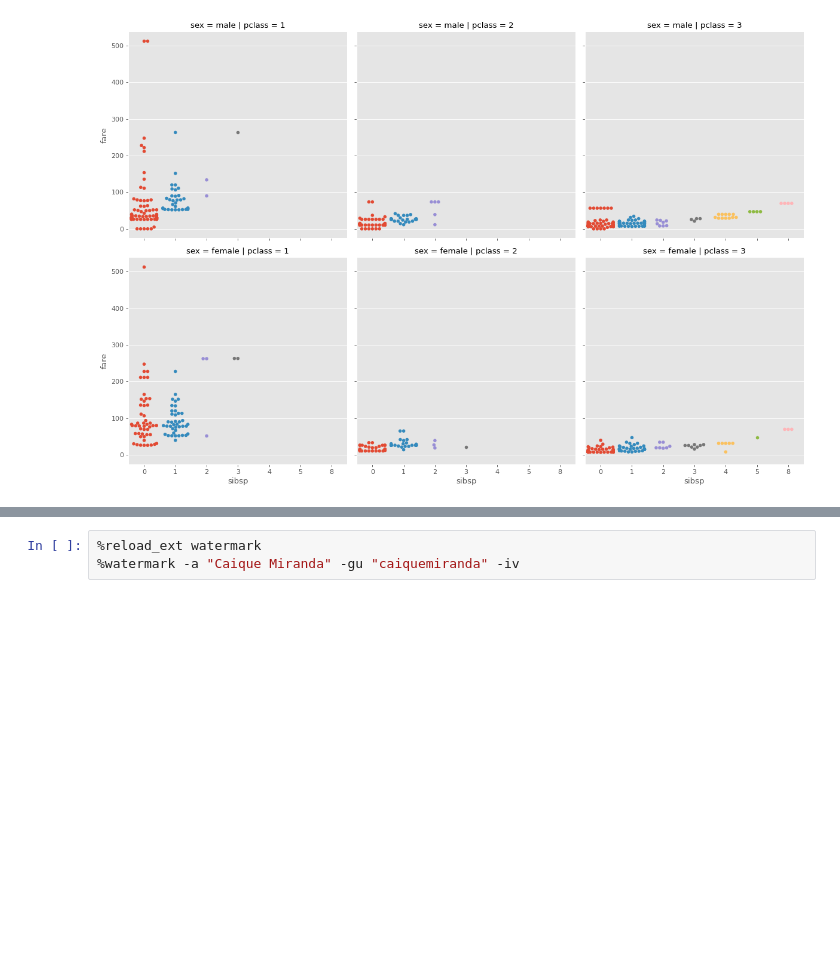
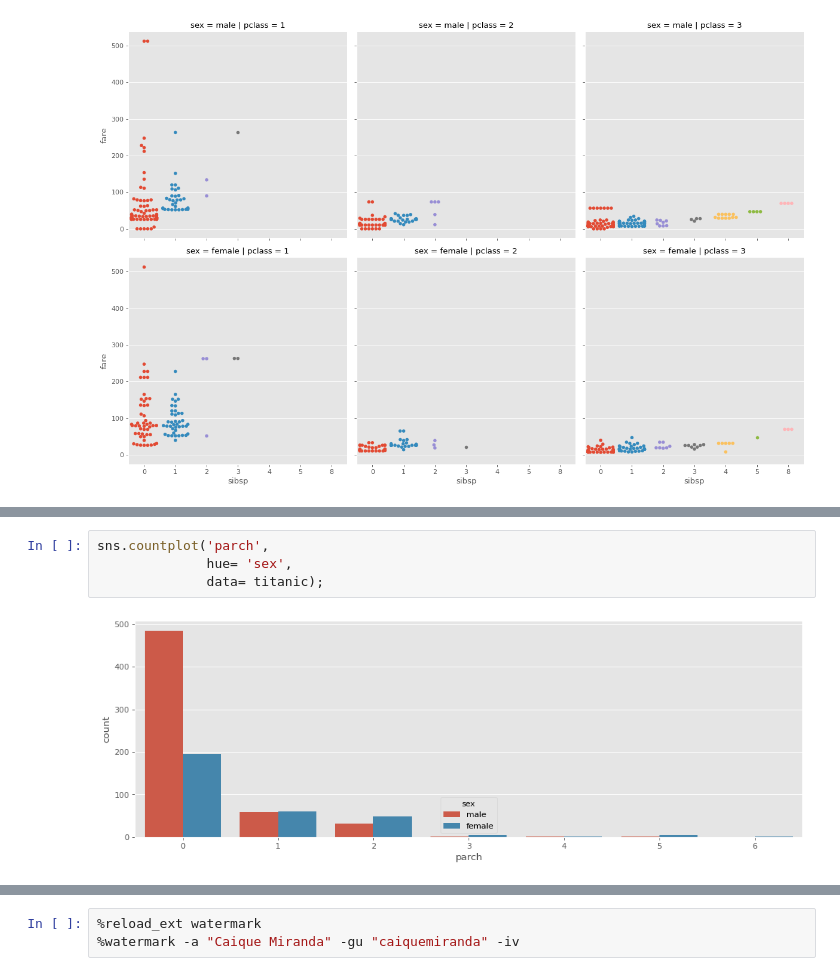
Before and after one commit to caiquemiranda/data-visualization-python, a Jupyter notebook: 10-analysis-visualization-titanic-dataset.ipynb, the cells around one changed output, grey strips where cells are left out. Saved outputs shown, nothing was run; the diff lists cells and outputs as text; blank space fills up the shorter version.

```diff
--- a/10-analysis-visualization-titanic-dataset.ipynb
+++ b/10-analysis-visualization-titanic-dataset.ipynb
@@ -742,0 +763,6 @@ sns.catplot(x= 'sibsp',
+# %%
+sns.countplot('parch',
+              hue= 'sex',
+              data= titanic);
+# %% [output]
+[figure, added]
```
Also changed, not shown: parts of 5 cells of this notebook.
